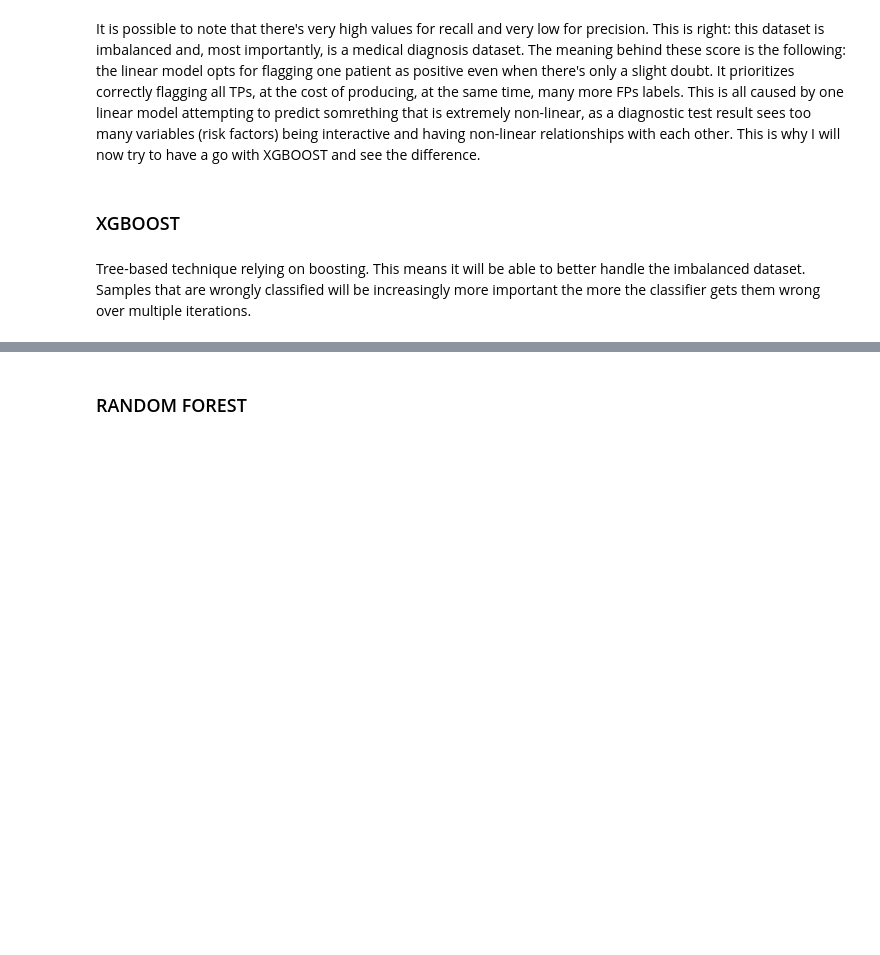
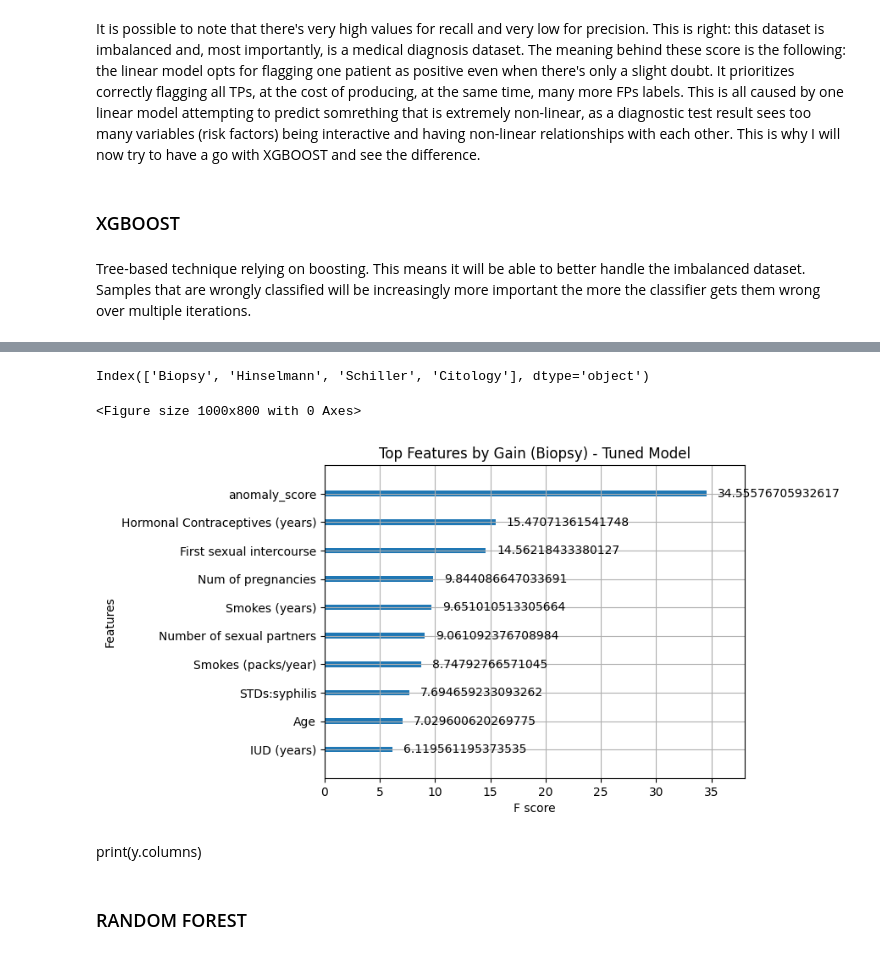
Before and after one commit to Filippo7206/unibo-dtm-ml-2526-cervical-cancer-predictor, a Jupyter notebook: notebooks/median_modeling.ipynb, the cells around one changed output, grey strips where cells are left out. Drawn from its saved outputs; the diff is of its cells as text; code cells hidden in the pictures; blank space fills up the shorter version.

```diff
--- a/notebooks/median_modeling.ipynb
+++ b/notebooks/median_modeling.ipynb
@@ -183,32 +141,0 @@ macro avg       0.110   0.307     0.157
-# %%
-
-
-# 1. Initialize a list to store the dictionaries from each fold
-all_reports = []
-
-for train_index, test_index in msss.split(X, y):
-    X_train, X_test = X.iloc[train_index], X.iloc[test_index]
-    y_train, y_test = y.iloc[train_index], y.iloc[test_index]
-
-    # Use your winning XGBoost settings
-    multilabel_model.fit(X_train, y_train)
-    y_pred = multilabel_model.predict(X_test)
-
-    # Capture the report as a dictionary
-    report_dict = classification_report(y_test, y_pred, target_names=targets,
-                                        output_dict=True, zero_division=0)
-    all_reports.append(report_dict)
-
-# 2. Average the results for each target and each metric
-final_results = {}
-for target in targets + ['macro avg']:
-    final_results[target] = {
-        'precision': np.mean([r[target]['precision'] for r in all_reports]),
-        'recall': np.mean([r[target]['recall'] for r in all_reports]),
-        'f1-score': np.mean([r[target]['f1-score'] for r in all_reports])
-    }
-
-# 3. Display as a clean DataFrame
-final_df = pd.DataFrame(final_results).T
-print("=== FINAL AVERAGE PERFORMANCE (5-FOLDS) ===")
-print(final_df.round(3))
@@ -223,2 +233,17 @@ macro avg       0.110   0.307     0.157
+# %%
+#feature importance for the biopsy target in the best fitted model
+best_fitted_multilabel = xgb_random.best_estimator_
+biopsy_estimator = best_fitted_multilabel.estimators_[0]
+
+plt.figure(figsize=(10, 8))
+xgb.plot_importance(biopsy_estimator, importance_type='gain', max_num_features=10)
+plt.title("Top Features by Gain (Biopsy) - Tuned Model")
+plt.show()
+# %% [output]
+Index(['Biopsy', 'Hinselmann', 'Schiller', 'Citology'], dtype='object')
+<Figure size 1000x800 with 0 Axes>
+[figure, added]
+# %% [markdown]
+print(y.columns)
 # %% [markdown]
 ### RANDOM FOREST
```
Also changed, not shown: parts of 11 cells of this notebook.
